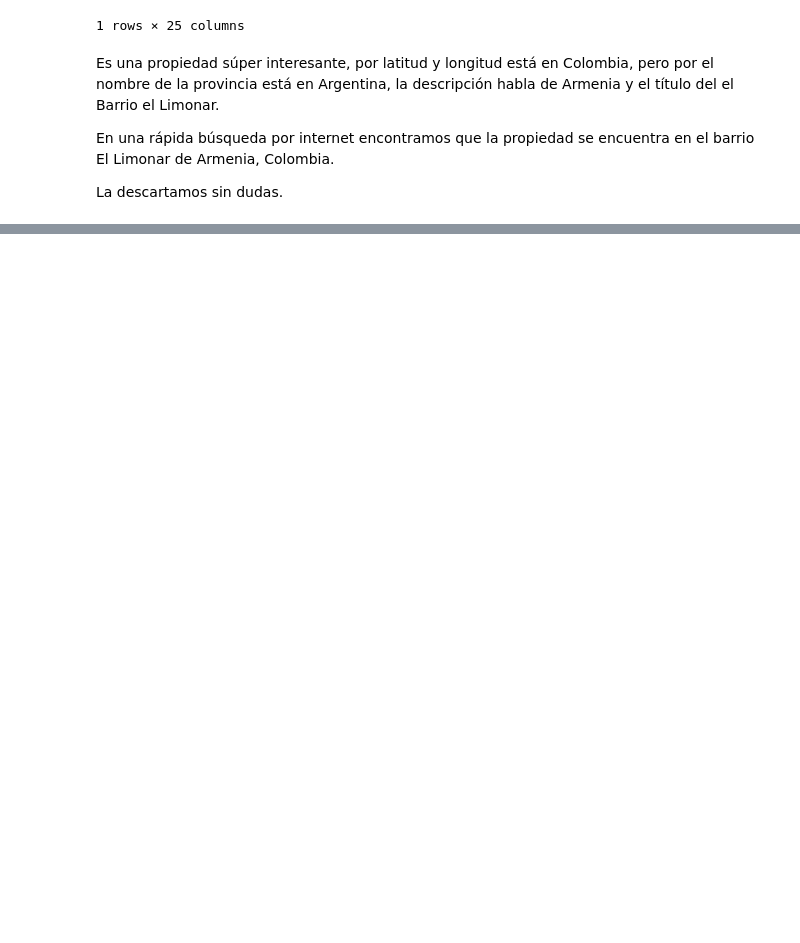
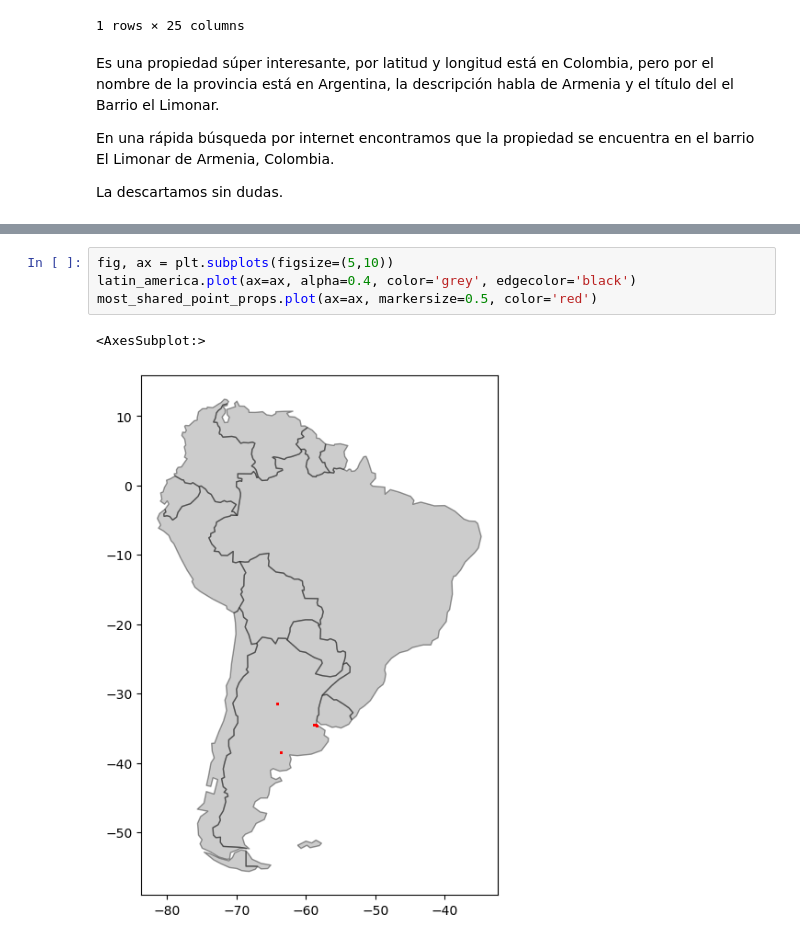
Before and after one commit to LuiosDyet/dh-ds-pi-1, a Jupyter notebook: lat-lon.ipynb, the cells around one changed output, grey strips where cells are left out. Saved outputs shown, nothing was run; the diff lists cells and outputs as text; blank space fills up the shorter version.

```diff
--- a/lat-lon.ipynb
+++ b/lat-lon.ipynb
@@ -249,0 +359,7 @@ La descartamos sin dudas.
+# %%
+fig, ax = plt.subplots(figsize=(5,10))
+latin_america.plot(ax=ax, alpha=0.4, color='grey', edgecolor='black')
+most_shared_point_props.plot(ax=ax, markersize=0.5, color='red')
+# %% [output]
+<AxesSubplot:>
+[figure, added]
```
Also changed, not shown: parts of 19 cells of this notebook, 6 other files.
